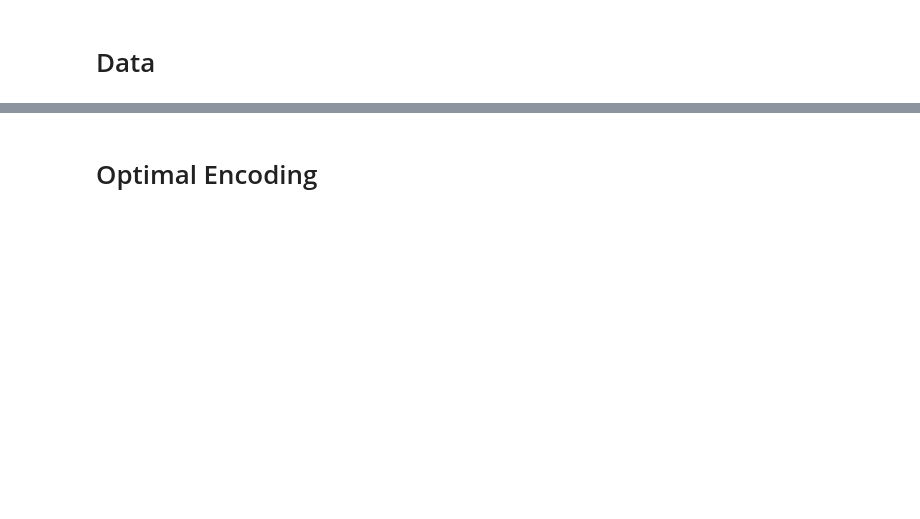
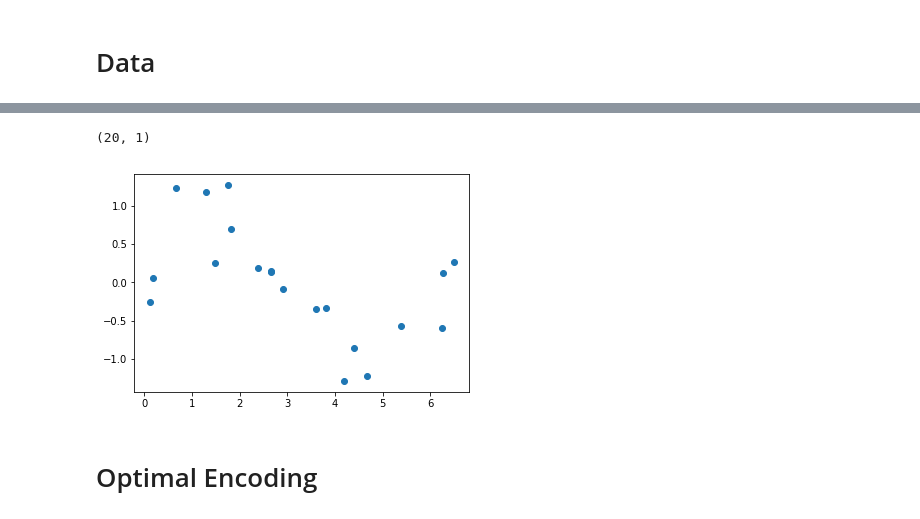
Before and after one commit to Hudsonnc/Optimal-Encoding, a Jupyter notebook: Optimal Regression Simple.ipynb, the cells around one changed output, grey strips where cells are left out. Cells and saved outputs as stored; diff of their text form; code cells hidden in the pictures; blank space fills up the shorter version.

```diff
--- a/Optimal Regression Simple.ipynb
+++ b/Optimal Regression Simple.ipynb
@@ -27,3 +27,9 @@ plt.scatter(X, y)
+# %%
+plt.scatter(X_train, y_train)
+X_train.shape
+# %% [output]
+(20, 1)
+[figure, added]
 # %% [markdown]
 # Optimal Encoding
 # %%
```
Also changed, not shown: parts of 14 cells of this notebook, 25 other files.
